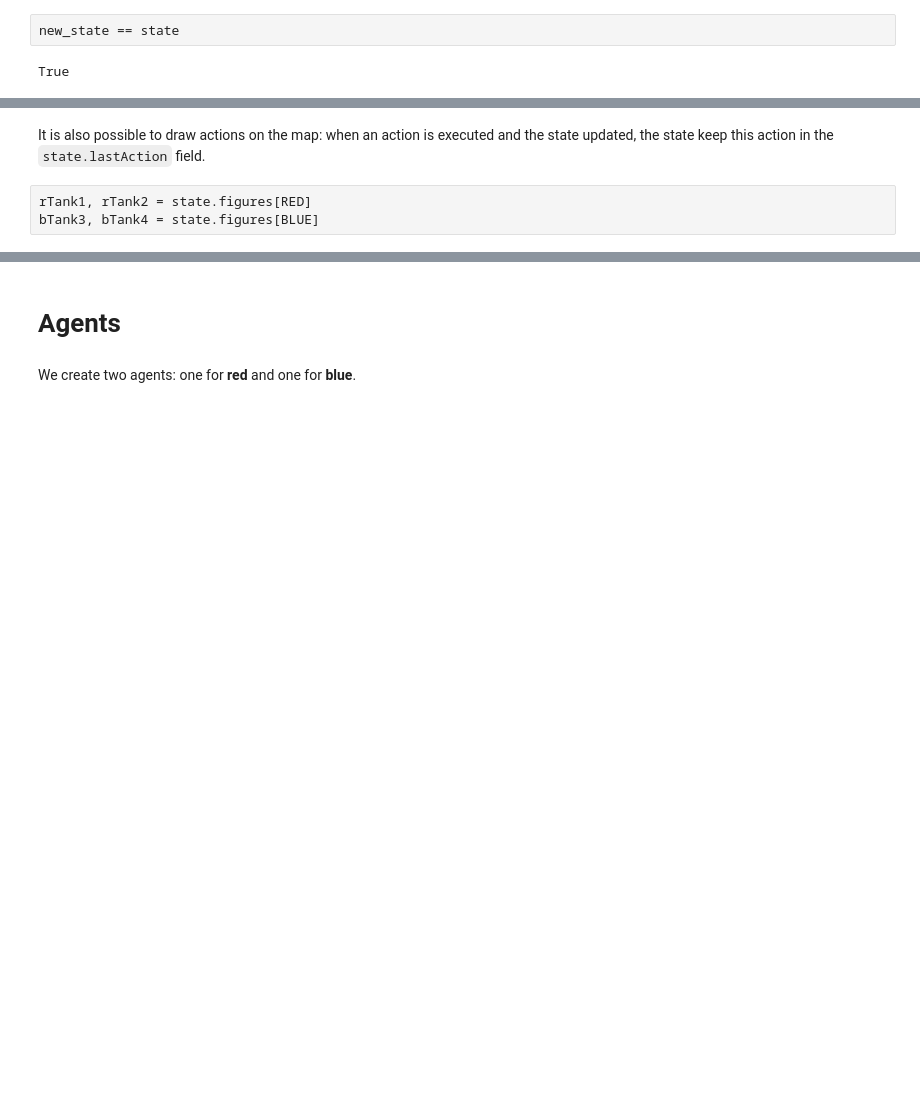
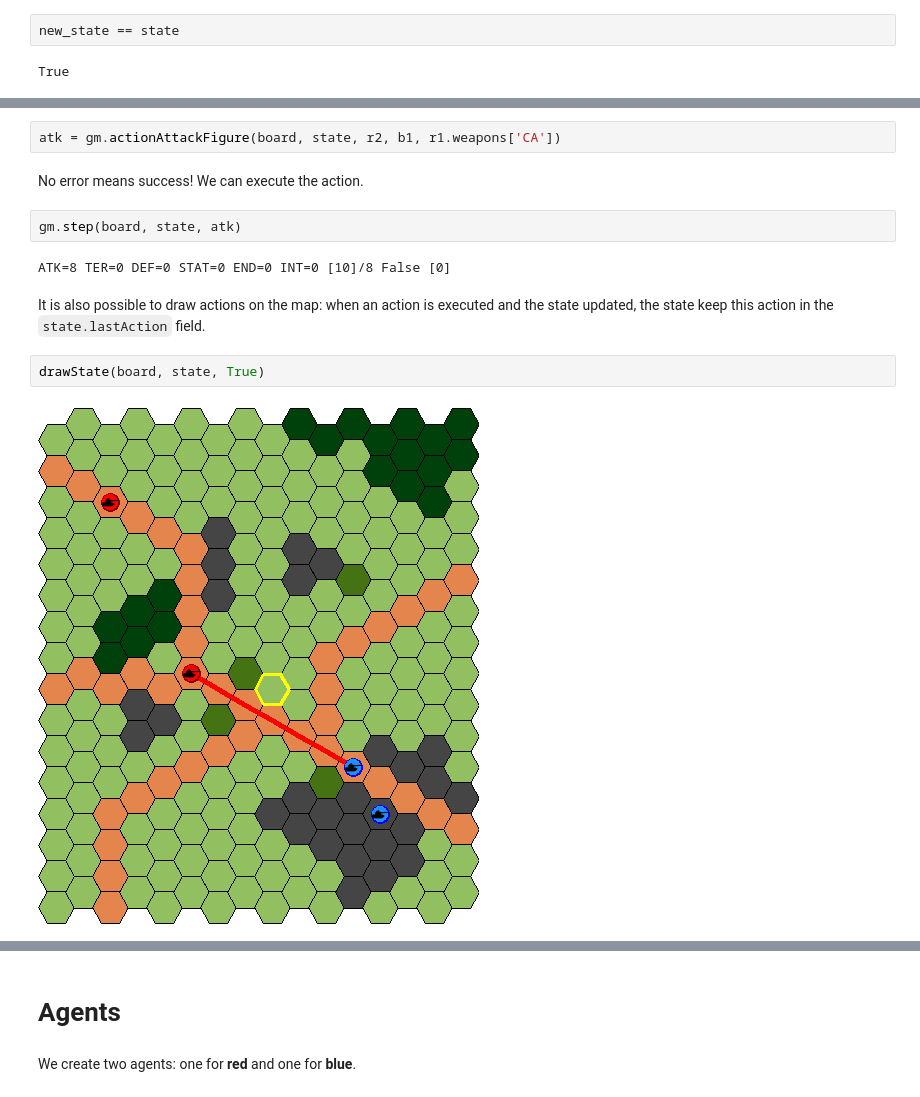
Before and after one commit to IDSIA/NewTechnoWar, a Jupyter notebook: code/tutorial.ipynb, the cells around one changed output, grey strips where cells are left out. Saved outputs shown, nothing was run; the diff lists cells and outputs as text; blank space fills up the shorter version.

```diff
--- a/code/tutorial.ipynb
+++ b/code/tutorial.ipynb
@@ -102,5 +221,14 @@ The image also confirms the equality of the state.
+# %%
+atk = gm.actionAttackFigure(board, state, r2, b1, r1.weapons['CA'])
+# %% [markdown]
+No error means success! We can execute the action.
+# %%
+gm.step(board, state, atk)
+# %% [output]
+ATK=8 TER=0 DEF=0 STAT=0 END=0 INT=0 [10]/8 False [0]
 # %% [markdown]
 It is also possible to draw actions on the map: when an action is executed and the state updated, the state keep this action in the `state.lastAction` field.
-# %%
-rTank1, rTank2 = state.figures[RED]
-bTank3, bTank4 = state.figures[BLUE]
+# %%
+drawState(board, state, True)
+# %% [output]
+[figure, added]
```
Also changed, not shown: parts of 44 cells of this notebook, 2 other files.
